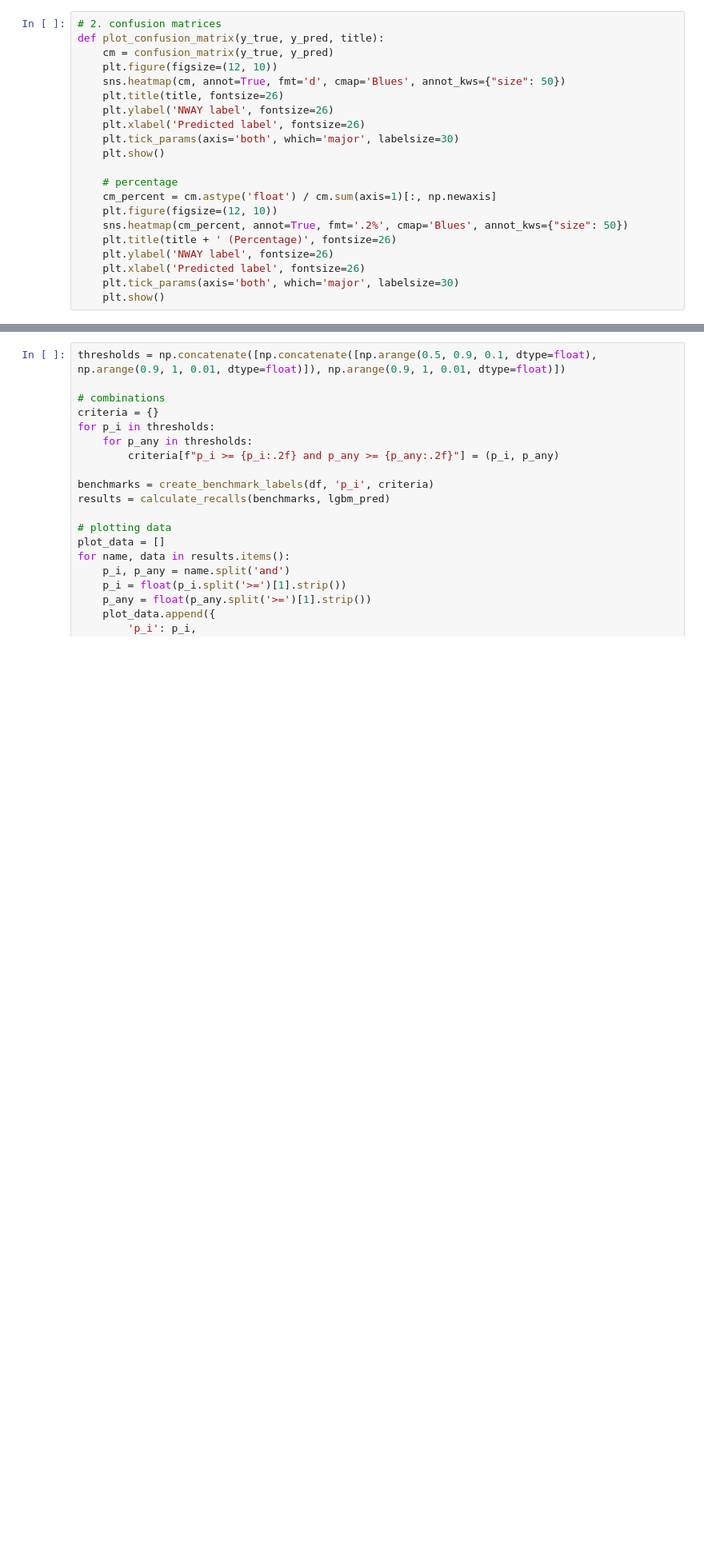
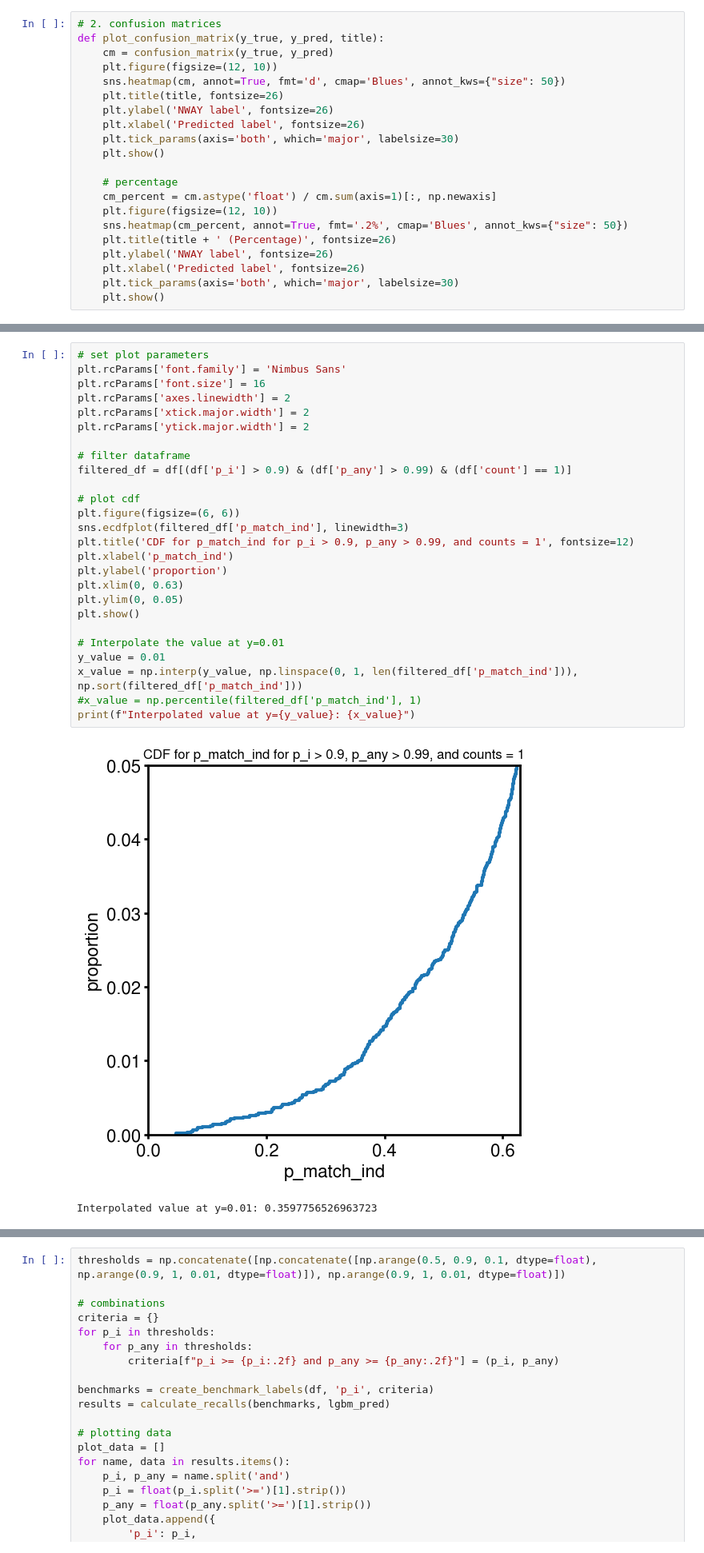
Before and after one commit to samuelperezdi/starsml, a Jupyter notebook: notebooks/analysis_probs.ipynb, the cells around one changed output, grey strips where cells are left out. Shown at 80% size. Saved outputs shown, nothing was run; the diff lists cells and outputs as text; blank space fills up the shorter version.

```diff
--- a/notebooks/analysis_probs.ipynb
+++ b/notebooks/analysis_probs.ipynb
@@ -112,0 +244,29 @@ true_labels = df['benchmark_label']
+# %%
+# set plot parameters
+plt.rcParams['font.family'] = 'Nimbus Sans'
+plt.rcParams['font.size'] = 16
+plt.rcParams['axes.linewidth'] = 2
+plt.rcParams['xtick.major.width'] = 2
+plt.rcParams['ytick.major.width'] = 2
+
+# filter dataframe
+filtered_df = df[(df['p_i'] > 0.9) & (df['p_any'] > 0.99) & (df['count'] == 1)]
+
+# plot cdf
+plt.figure(figsize=(6, 6))
+sns.ecdfplot(filtered_df['p_match_ind'], linewidth=3)
+plt.title('CDF for p_match_ind for p_i > 0.9, p_any > 0.99, and counts = 1', fontsize=12)
+plt.xlabel('p_match_ind')
+plt.ylabel('proportion')
+plt.xlim(0, 0.63)
+plt.ylim(0, 0.05)
+plt.show()
+
+# Interpolate the value at y=0.01
+y_value = 0.01
+x_value = np.interp(y_value, np.linspace(0, 1, len(filtered_df['p_match_ind'])), np.sort(filtered_df['p_match_ind']))
+#x_value = np.percentile(filtered_df['p_match_ind'], 1)
+print(f"Interpolated value at y={y_value}: {x_value}")
+# %% [output]
+[figure, added]
+Interpolated value at y=0.01: 0.3597756526963723
```
Also changed, not shown: parts of 23 cells of this notebook, 9 other files.
